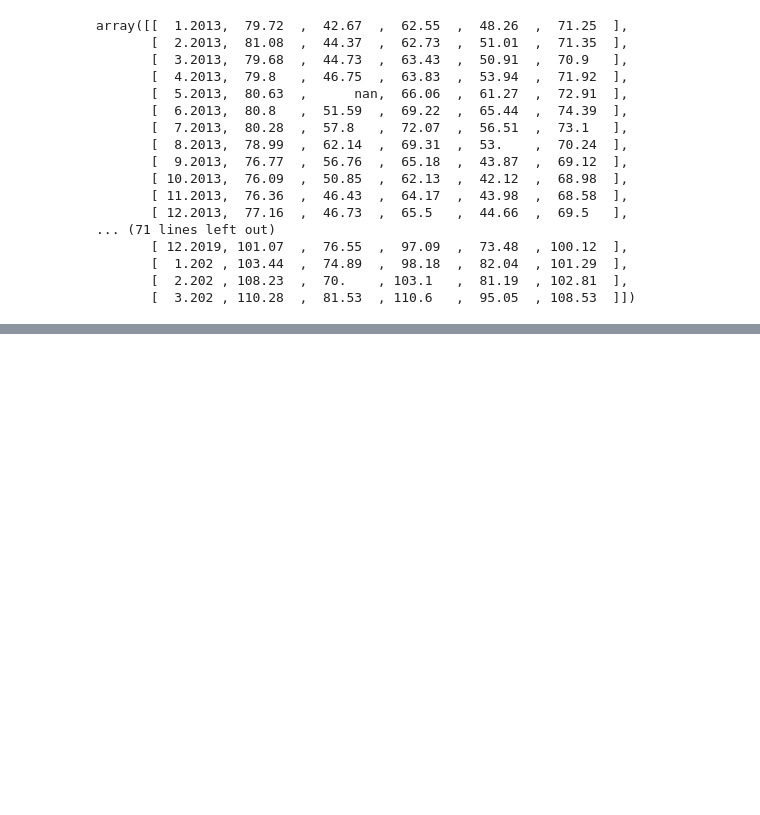
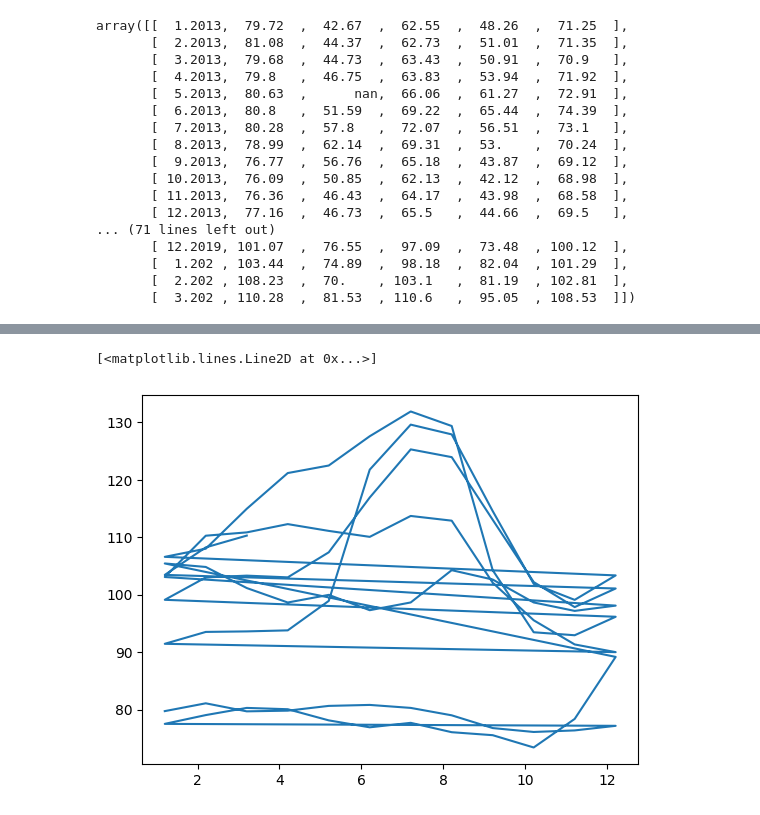
Before and after one commit to idabelZone/2192-practicando-python-bucles-for-y-while-, a Jupyter notebook: Numpy.ipynb, the cells around one changed output, grey strips where cells are left out. Cells and saved outputs as stored; diff of their text form; code cells hidden in the pictures; blank space fills up the shorter version.

```diff
--- a/Numpy.ipynb
+++ b/Numpy.ipynb
@@ -84,0 +144,5 @@ Lo que aprendimos en esta aula:
+# %%
+plt.plot(fechas,precios[:,0])
+# %% [output]
+[<matplotlib.lines.Line2D at 0x...>]
+[figure, added]
```
Also changed, not shown: parts of 38 cells of this notebook.
